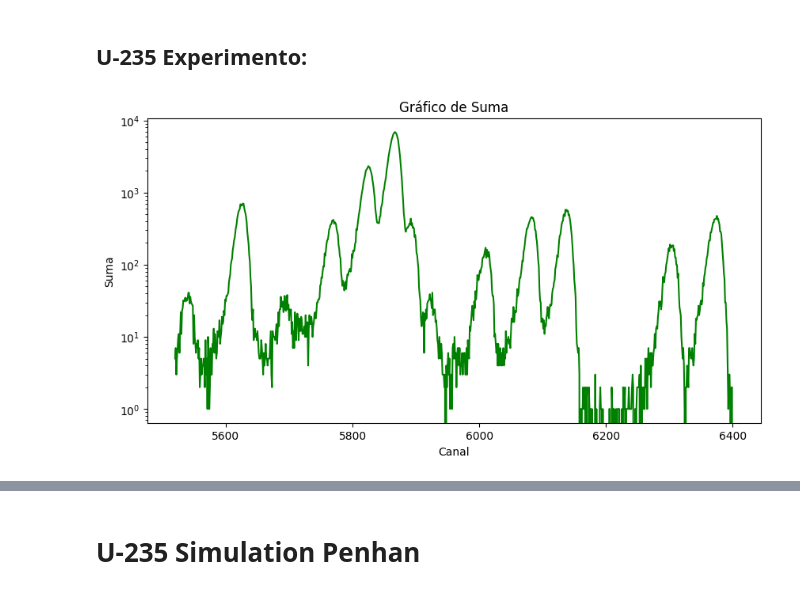
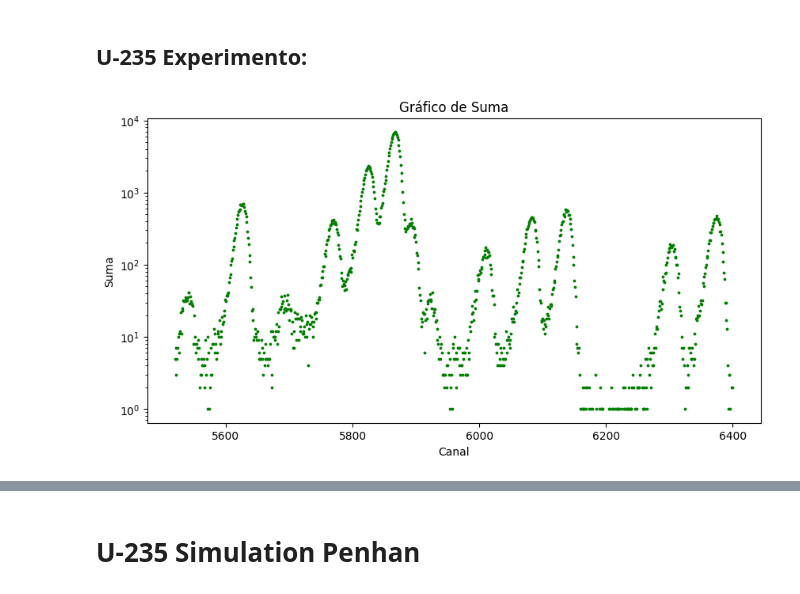
Before and after one commit to carlosherediapimienta/Collaboration_CIEMAT, a Jupyter notebook: U_235.ipynb, the cells around one changed output, grey strips where cells are left out. Drawn from its saved outputs; the diff is of its cells as text; code cells hidden in the pictures.

```diff
--- a/U_235.ipynb
+++ b/U_235.ipynb
@@ -11,22 +11,22 @@ df = pd.read_csv("Exp_U235.csv", sep=";")  # Asumiendo que el archivo está sepa
 # %%
 # Seleccionar las columnas HR01, HR02 y Suma
 df_selected = df[['HR01', 'HR02', 'Suma']]
 
 # Definir el rango deseado en el eje X
 inicio = 5520
 fin = 6400
 
 # Filtrar el DataFrame para incluir solo las filas dentro del rango
 df_selected = df_selected[(df_selected.index >= inicio) & (df_selected.index <= fin)]
 
 # Graficar Suma en un eje X separado
 plt.figure(figsize=(10, 5))
-plt.plot(df_selected.index, df_selected['Suma'], color='green')
+plt.scatter(df_selected.index, df_selected['Suma'], s=3, color='green')
 plt.xlabel('Canal')
 plt.ylabel('Suma')
 plt.title('Gráfico de Suma')
 plt.yscale('log')
 
 plt.show()
 # %% [output]
-[figure, old version]
+[figure, new version]
```
Also changed, not shown: parts of 18 cells of this notebook.
